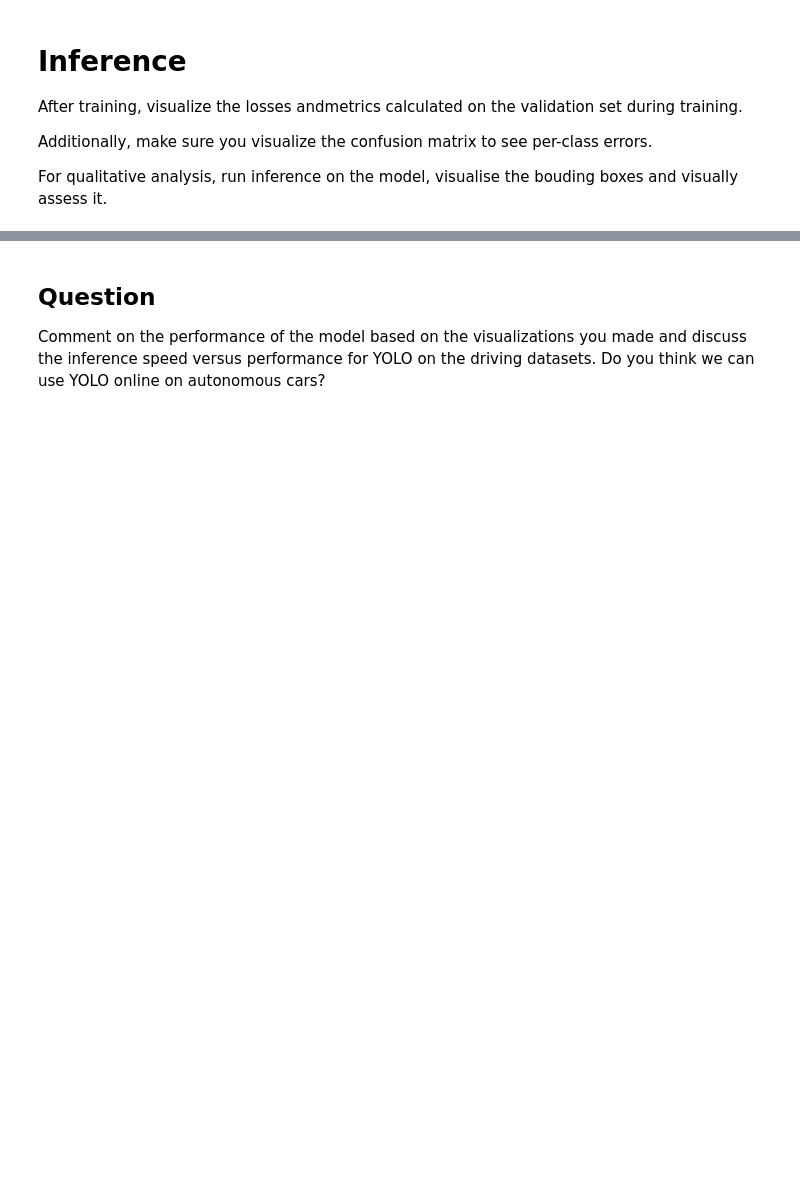
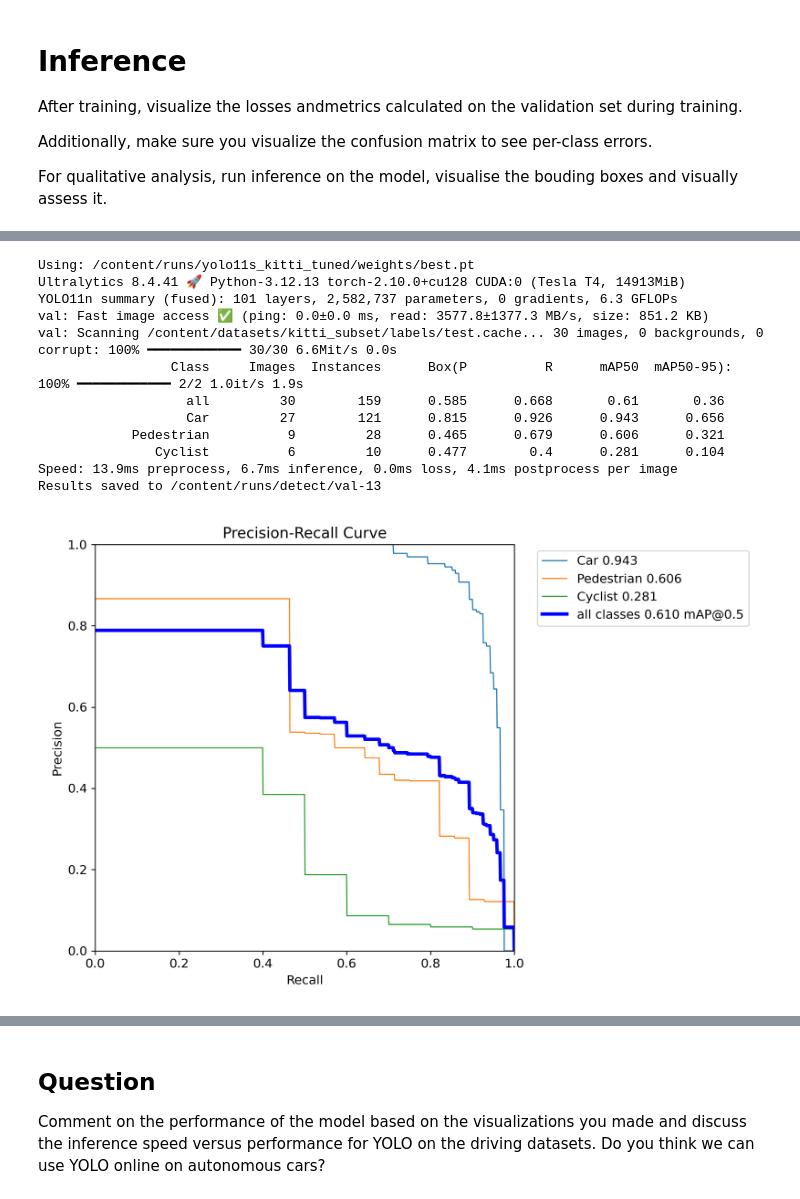
Before and after one commit to piefek1/DLAV, a Jupyter notebook: hw2.ipynb, the cells around one changed output, grey strips where cells are left out. Cells and saved outputs as stored; diff of their text form; code cells hidden in the pictures; blank space fills up the shorter version.

```diff
--- a/hw2.ipynb
+++ b/hw2.ipynb
@@ -216,3 +374,34 @@ For qualitative analysis, run inference on the model, visualise the bouding boxe
+# %%
+#plotting precision vs recall
+
+import glob
+
+latest_weights = sorted(glob.glob('/content/runs/**/best.pt', recursive=True))[-1]
+print(f"Using: {latest_weights}")
+
+model = YOLO(latest_weights)
+
+metrics = model.val(
+    data=os.path.join(DATASET_PATH, "data.yaml"),
+    split='test',
+    plots=True,
+)
+from IPython.display import Image
+Image('/content/runs/detect/val-8/BoxPR_curve.png')
+# %% [output]
+Using: /content/runs/yolo11s_kitti_tuned/weights/best.pt
+Ultralytics 8.4.41 🚀 Python-3.12.13 torch-2.10.0+cu128 CUDA:0 (Tesla T4, 14913MiB)
+YOLO11n summary (fused): 101 layers, 2,582,737 parameters, 0 gradients, 6.3 GFLOPs
+val: Fast image access ✅ (ping: 0.0±0.0 ms, read: 3577.8±1377.3 MB/s, size: 851.2 KB)
+val: Scanning /content/datasets/kitti_subset/labels/test.cache... 30 images, 0 backgrounds, 0 corrupt: 100% ━━━━━━━━━━━━ 30/30 6.6Mit/s 0.0s
+                 Class     Images  Instances      Box(P          R      mAP50  mAP50-95): 100% ━━━━━━━━━━━━ 2/2 1.0it/s 1.9s
+                   all         30        159      0.585      0.668       0.61       0.36
+                   Car         27        121      0.815      0.926      0.943      0.656
+            Pedestrian          9         28      0.465      0.679      0.606      0.321
+               Cyclist          6         10      0.477        0.4      0.281      0.104
+Speed: 13.9ms preprocess, 6.7ms inference, 0.0ms loss, 4.1ms postprocess per image
+Results saved to /content/runs/detect/val-13
+[figure, added]
 # %%
 # ------ VISUALIZE CONFUSION MATRIX --------
 #TO-DO: Add the code to visualize the confusion matrix
```
Also changed, not shown: parts of 16 cells of this notebook.
